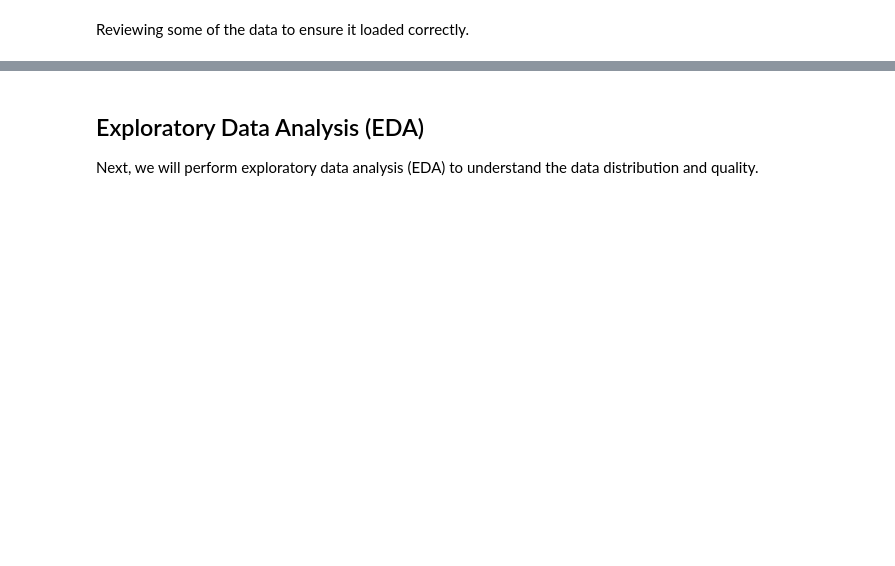
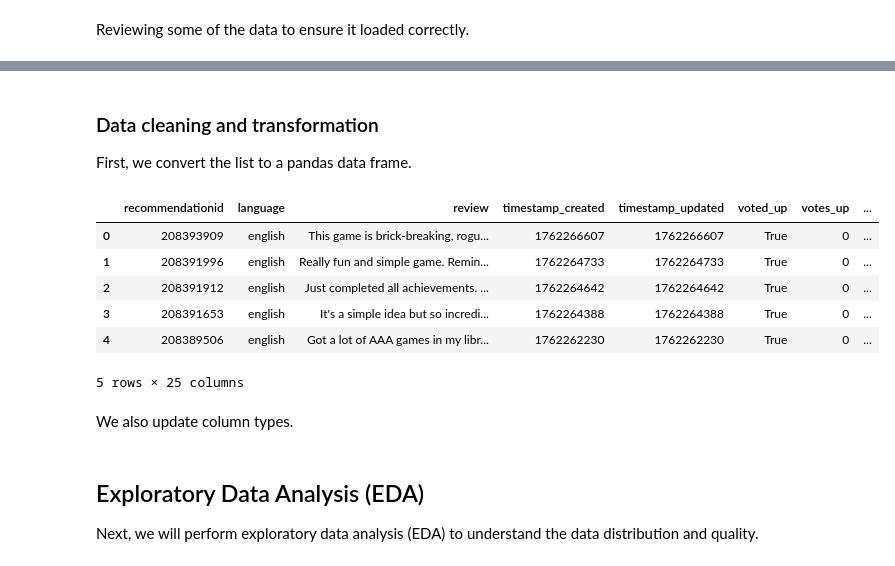
Before and after one commit to naomibuell/DATA620, a Jupyter notebook: final_project/final_project.ipynb, the cells around one changed output, grey strips where cells are left out. Saved outputs shown, nothing was run; the diff lists cells and outputs as text; code cells hidden in the pictures; blank space fills up the shorter version.

```diff
--- a/final_project/final_project.ipynb
+++ b/final_project/final_project.ipynb
@@ -422,6 +436,8 @@ API request failed: 404 Client Error: Not Found for url: https://api.steampowere
 # %% [markdown]
 With all of our data downloaded, we can load it into memory for analysis.
 # %%
+import shutil
+
 all_reviews_data = []
 search_path = 'data/*/*.json'
 
@@ -443,6 +459,29 @@ for filepath in glob.glob(search_path):
             all_reviews_data.extend(reviews_list)
 
             print(f"Loaded {len(reviews_list):,} reviews from App ID {app_id}")
+
+        # After successfully loading, remove the JSON and attempt to delete its parent folder.
+        dirpath = os.path.dirname(filepath)
+        try:
+            if os.path.exists(filepath):
+                os.remove(filepath)
+        except Exception as e:
+            print(f"Could not remove file {filepath}: {e}")
+
+        # Only remove the directory if its basename matches the app_id (safety check)
+        try:
+            if os.path.basename(dirpath) == app_id:
+                # Try to remove directory if empty; if not, remove contents as fallback
+                try:
+                    os.rmdir(dirpath)
+                    print(f"Removed empty directory: {dirpath}")
+                except OSError:
+                    # Directory not empty — remove it and all contents
+                    shutil.rmtree(dirpath)
+                    print(f"Removed non-empty directory and its contents: {dirpath}")
+        except Exception as e:
+            print(f"Could not remove directory {dirpath}: {e}")
+
     except json.JSONDecodeError as e:
         print(f"Error decoding JSON in {filename}: {e}")
     except Exception as e:
@@ -477,0 +529,24 @@ df.head()
+# %% [markdown]
+### Data cleaning and transformation
+
+First, we convert the list to a pandas data frame.
+# %%
+# Convert to DataFrame
+df = pd.DataFrame(all_reviews_data)
+
+# Expand nested 'author' dict into separate columns
+author_expanded = pd.json_normalize(df['author']).add_prefix('author_')
+df = pd.concat([df.drop(columns=['author']), author_expanded], axis=1)
+
+# Preview data
+df.head()
+# %% [output]
+|  | recommendationid | language | review | timestamp_created | timestamp_updated | voted_up | votes_up | ... |
+| 0 | 208393909 | english | This game is brick-breaking, rogu... | 1762266607 | 1762266607 | True | 0 | ... |
+| 1 | 208391996 | english | Really fun and simple game. Remin... | 1762264733 | 1762264733 | True | 0 | ... |
+| 2 | 208391912 | english | Just completed all achievements. ... | 1762264642 | 1762264642 | True | 0 | ... |
+| 3 | 208391653 | english | It's a simple idea but so incredi... | 1762264388 | 1762264388 | True | 0 | ... |
+| 4 | 208389506 | english | Got a lot of AAA games in my libr... | 1762262230 | 1762262230 | True | 0 | ... |
+5 rows × 25 columns
+# %% [markdown]
+We also update column types.
```
Also changed, not shown: parts of 9 cells of this notebook, 1 other file.
